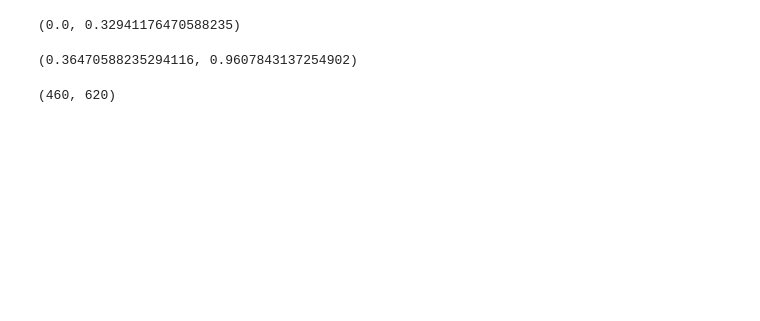
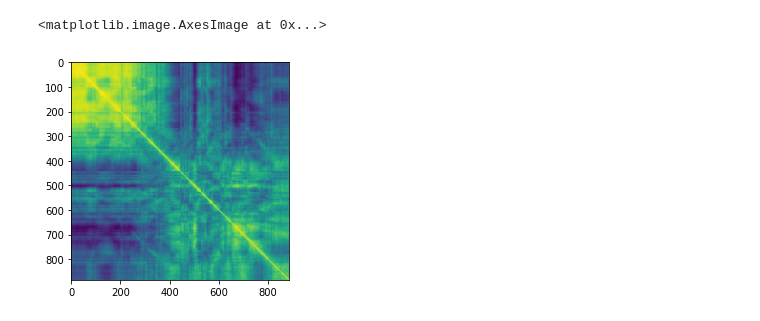
Before and after one commit to taindp98/trait_video, a Jupyter notebook: code/cap/investigate.ipynb, the cells around one changed output. Saved outputs shown, nothing was run; the diff lists cells and outputs as text; code cells hidden in the pictures; blank space fills up the shorter version.

```diff
--- a/code/cap/investigate.ipynb
+++ b/code/cap/investigate.ipynb
@@ -25,12 +14,10 @@ img.shape
 # %%
-hsvI = cv2.cvtColor(img, cv2.COLOR_BGR2HSV)
-s = hsvI[:,:,1] / 255.0
-v = hsvI[:,:,2] / 255.0
+I = cv2.imread(haze_path)
+hsvI = cv2.cvtColor(I, cv2.COLOR_BGR2HSV)
+s = hsvI[:,:,1]
+v = hsvI[:,:,2]
+diff_sv = np.corrcoef(v,s)
+plt.imshow(diff_sv)
+# %% [output]
+<matplotlib.image.AxesImage at 0x...>
+[figure, added]
-# %%
-s.min(), s.max()
-# %% [output]
-(0.0, 0.32941176470588235)
-# %%
-v.min(), v.max()
-# %% [output]
-(0.36470588235294116, 0.9607843137254902)
@@ -43,4 +23,0 @@ d = theta_0 + theta_1 * v + theta_2 * s
-# %%
-d.shape
-# %% [output]
-(460, 620)
```
Also changed, not shown: parts of 21 cells of this notebook, 5 other files.
